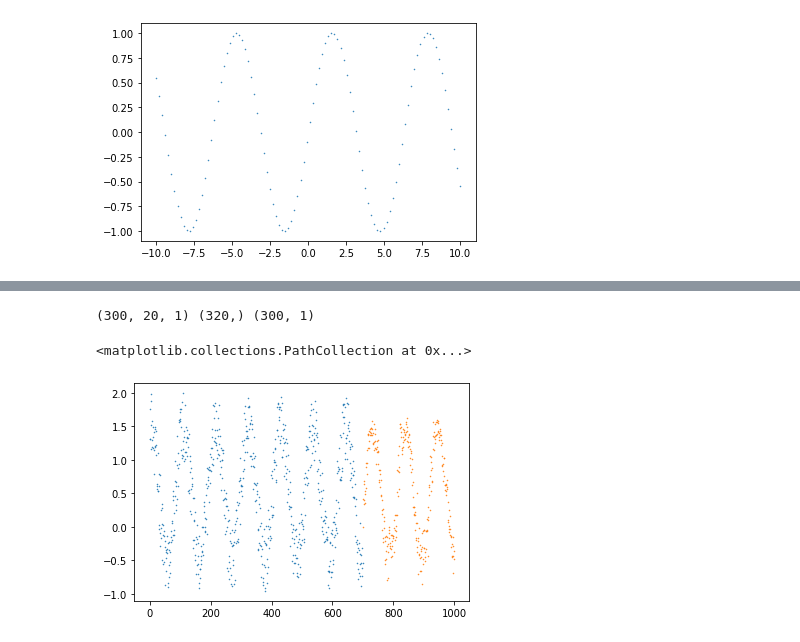
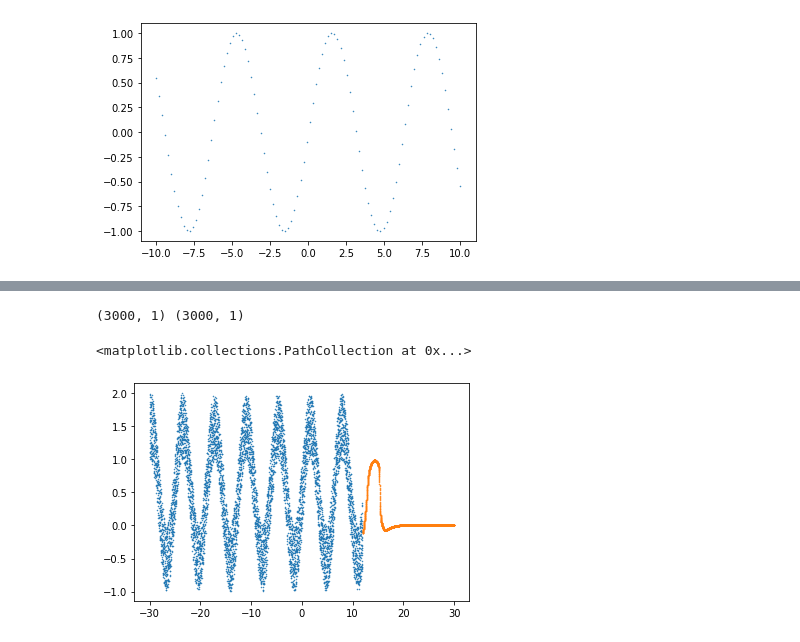
Before and after one commit to zzerross/ai, a Jupyter notebook: rnn/sin/RNNSinRadians.ipynb, the cells around one changed output, grey strips where cells are left out. Saved outputs shown, nothing was run; the diff lists cells and outputs as text; code cells hidden in the pictures.

Commit message:
I couldn't predict sin() values from radians.

```diff
--- a/rnn/sin/RNNSinRadians.ipynb
+++ b/rnn/sin/RNNSinRadians.ipynb
@@ -32,7 +32,7 @@ timesteps = 20
 input_dim = 1
 output_dim = 1
 
-data_n = 1000
+data_n = 10000
 data_x, data_y = get_input(-30, 30, data_n, timesteps)
 
 train_n = int(data_n * 0.7)
@@ -48,15 +48,15 @@ plt.scatter(test_x, test_y)
 # %%
-def make_sequence(input, timesteps):
-  x = list(map(lambda x: input[x:x+timesteps], range(len(input) - timesteps)))
-  y = input[timesteps:]
+def make_sequence(input_x, input_y, timesteps):
+  x = list(map(lambda x: input_x[x:x+timesteps], range(len(input_x) - timesteps)))
+  y = input_y[timesteps-1:-1]
   return np.reshape(x, (-1, timesteps, input_dim)), np.reshape(y, (-1, input_dim))
 
 def test_sequence(n=3):
-  print(make_sequence([0, 1, 2, 3, 4, 5, 6], n))
+  print(make_sequence([0, 1, 2, 3, 4, 5, 6], [10, 11, 12, 13, 14, 15, 16], n))
 test_sequence()
 
-train_seq_x, train_seq_y = make_sequence(train_y, timesteps)
-test_seq_x, test_seq_y = make_sequence(test_y, timesteps)
+train_seq_x, train_seq_y = make_sequence(train_x, train_y, timesteps)
+test_seq_x, test_seq_y = make_sequence(test_x, test_y, timesteps)
 # %% [output]
 (array([[[0],
         [1],
@@ -112,11 +112,11 @@ test_loss = model.evaluate(test_seq_x, test_seq_y)
 # %%
+predicted_x = test_seq_x[:,-1]
 predicted_y = model.predict(test_seq_x)
+print(predicted_x.shape, predicted_y.shape)
 
-print(test_seq_x.shape, test_x.shape, predicted_y.shape)
-
-plt.scatter(np.arange(len(train_y)), train_y)
-plt.scatter(np.arange(len(train_y), len(train_y) + len(predicted_y)), predicted_y)
+plt.scatter(train_x, train_y)
+plt.scatter(predicted_x, predicted_y)
 # %% [output]
-(300, 20, 1) (320,) (300, 1)
+(3000, 1) (3000, 1)
 <matplotlib.collections.PathCollection at 0x...>
-[figure, old version]
+[figure, new version]
```
Also changed, not shown: parts of 5 cells of this notebook.
